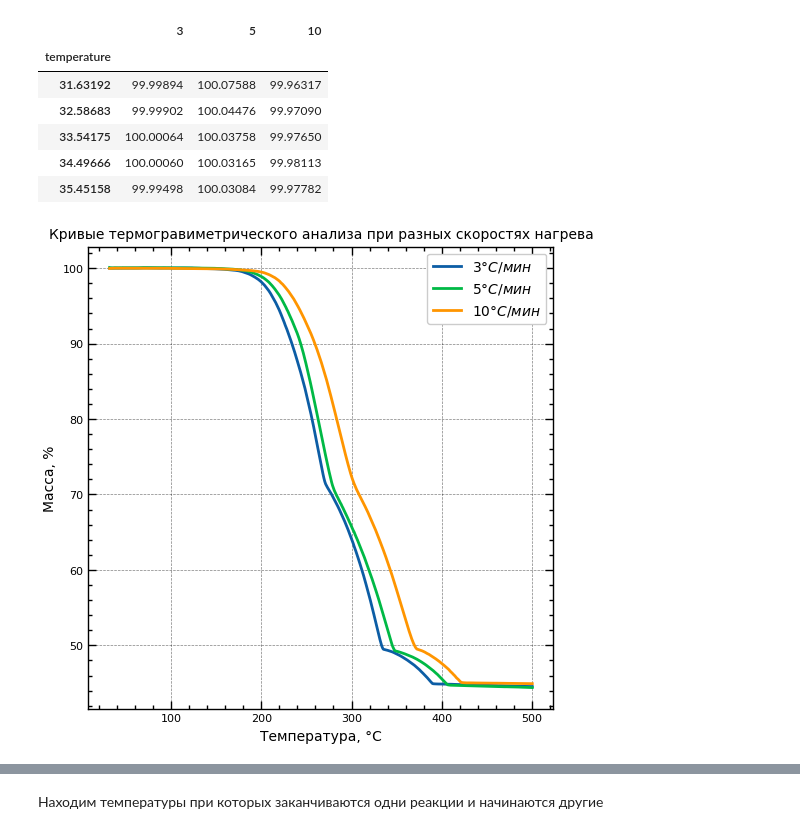
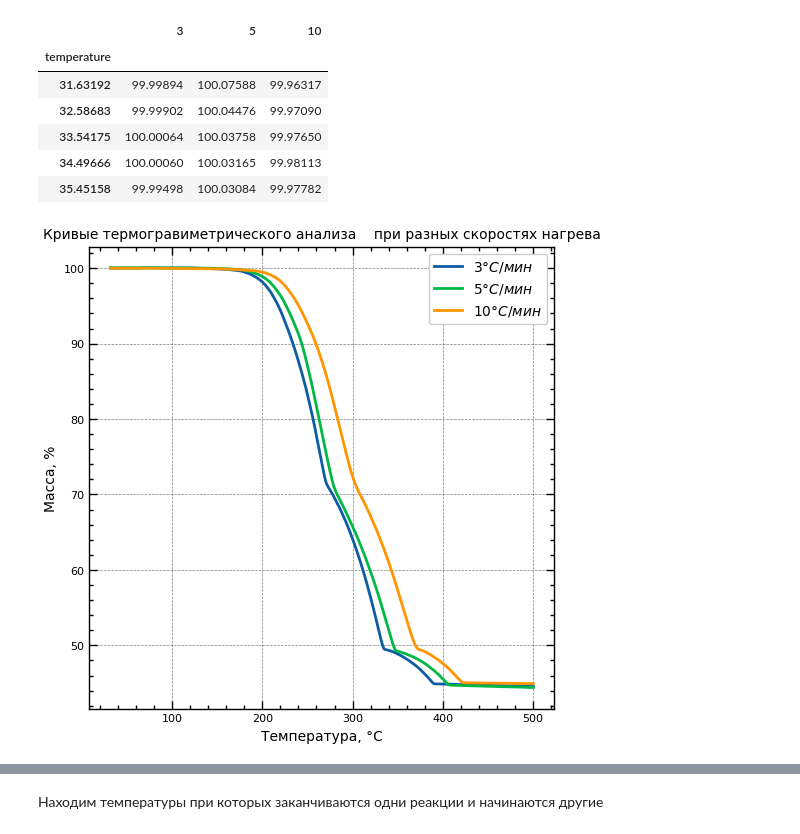
Before and after one commit to kdavjd/isoconversion_study_of_reaction_kinetics, a Jupyter notebook: isoconversion.ipynb, the cells around one changed output, grey strips where cells are left out. Drawn from its saved outputs; the diff is of its cells as text; code cells hidden in the pictures.

```diff
--- a/isoconversion.ipynb
+++ b/isoconversion.ipynb
@@ -7,6 +7,9 @@ from scipy.constants import R
 
 # Указываем строку, с которой начинается чтение данных
 SRART_ROW = 36  # Нумерация с нуля, поэтому 36 строка в файле - это индекс 35
+
+# Указываем название элемента, с которым хотим работать
+ELEMENT = 'Dy'
 
 # Какие скорости нагрева представленны в экспериментальных данных и в каком порядке
 # в градус/минута
@@ -26,16 +29,17 @@ if not file_list:
     raise Exception("No files found in the specified directory.")
 
 # Выбираем первый файл из списка
-default_file = file_list[0]
+tga_file = [file for file in file_list if file.startswith(ELEMENT)]
+
 
 # Определяем кодировку файла
-with open(os.path.join(folder_path, default_file), 'rb') as f:
+with open(os.path.join(folder_path, tga_file[0]), 'rb') as f:
     result = chardet.detect(f.read())
 file_encoding = result['encoding']
 
 # Считывание данных из CSV файла
 df = pd.read_csv(
-    os.path.join(folder_path, default_file),
+    os.path.join(folder_path, tga_file[0]),
     skiprows=SRART_ROW,
     names=column_names,
     delimiter=';',
@@ -70,28 +74,30 @@ df.head()
 # %%
 import matplotlib.pyplot as plt
 plt.style.use(['science', 'no-latex', 'notebook', 'grid'])
 
 # задаём константы для графиков
 BIG_SIZE = 12
 MEDIUM_SIZE = 10
 SMALL_SIZE = 8
 
 # Создаём фигуру
 fig, axes = plt.subplots(figsize=(6, 6))
 
 axes.plot(df.index, df['3'], label=r'$3°C/мин$')
 axes.plot(df.index, df['5'], label=r'$5°C/мин$')
 axes.plot(df.index, df['10'], label=r'$10°C/мин$')
 
 # Добавляем подписи на оси
 axes.set_xlabel('Температура, °С', fontsize=MEDIUM_SIZE)
 axes.set_ylabel('Масса, %', fontsize=MEDIUM_SIZE)
 # Добавляем заголовок
-axes.set_title('Кривые термогравиметрического анализа при разных скоростях нагрева', fontsize=MEDIUM_SIZE)
+axes.set_title('Кривые термогравиметрического анализа\
+    при разных скоростях нагрева',
+               fontsize=MEDIUM_SIZE)
 # Настраиваем размер легенды и подписей осей
 axes.legend(loc='upper right', fontsize=MEDIUM_SIZE)
 axes.tick_params(axis='both', which='both', labelsize=SMALL_SIZE)
 
 plt.show()
 # %% [output]
-[figure, old version]
+[figure, new version]
```
Also changed, not shown: parts of 23 cells of this notebook, 12 other files.
